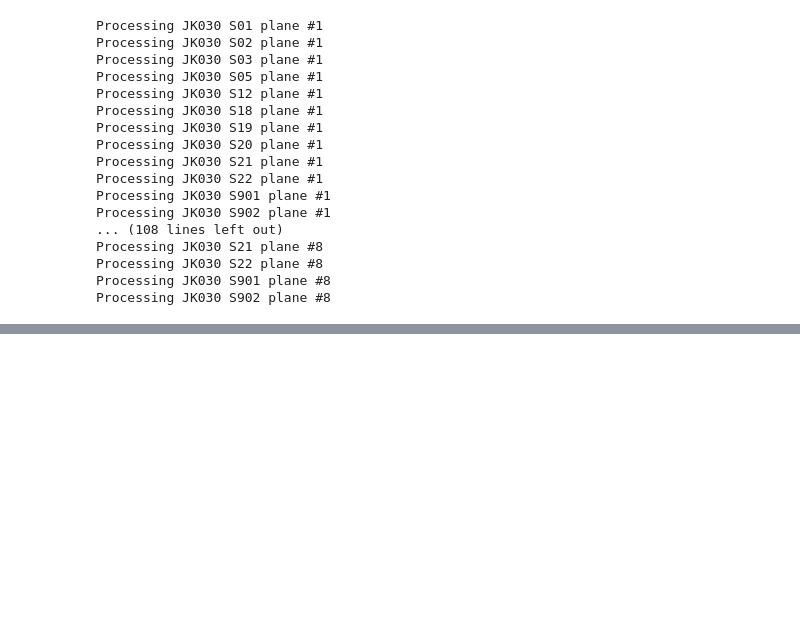
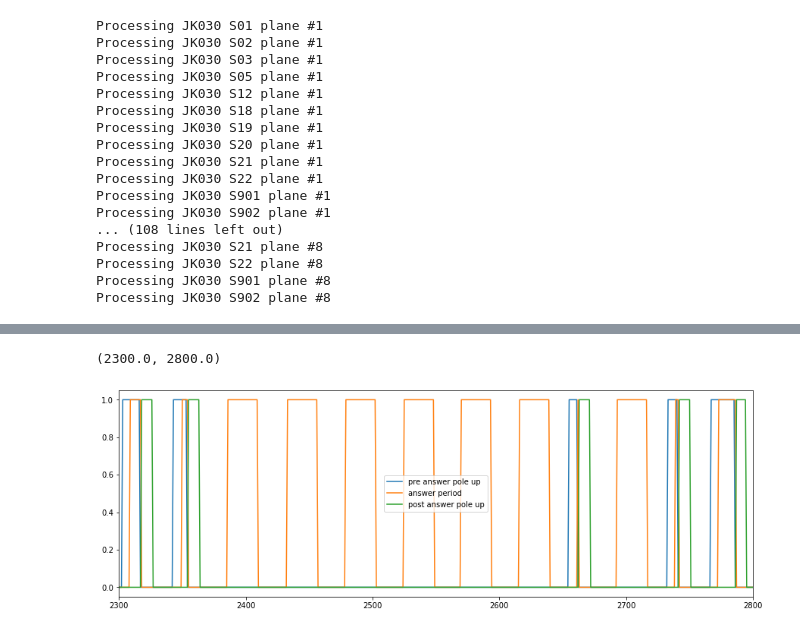
Before and after one commit to jkim0731/Neural-stretching-in-vS1, a Jupyter notebook: 230106_build_dataset_organized.ipynb, the cells around one changed output, grey strips where cells are left out. Cells and saved outputs as stored; diff of their text form; code cells hidden in the pictures; blank space fills up the shorter version.

```diff
--- a/230106_build_dataset_organized.ipynb
+++ b/230106_build_dataset_organized.ipynb
@@ -711,0 +825,11 @@ False
+# %%
+%matplotlib inline
+fig, ax = plt.subplots(figsize=(15,5))
+ax.plot(frame_time_df.pre_answer_pole_up_frame, label='pre answer pole up')
+ax.plot(frame_time_df.answer_period_frame, label='answer period')
+ax.plot(frame_time_df.post_answer_pole_up_frame, label='post answer pole up')
+ax.legend()
+ax.set_xlim([2300,2800])
+# %% [output]
+(2300.0, 2800.0)
+[figure, added]
```
Also changed, not shown: parts of 13 cells of this notebook, 3 other files.
